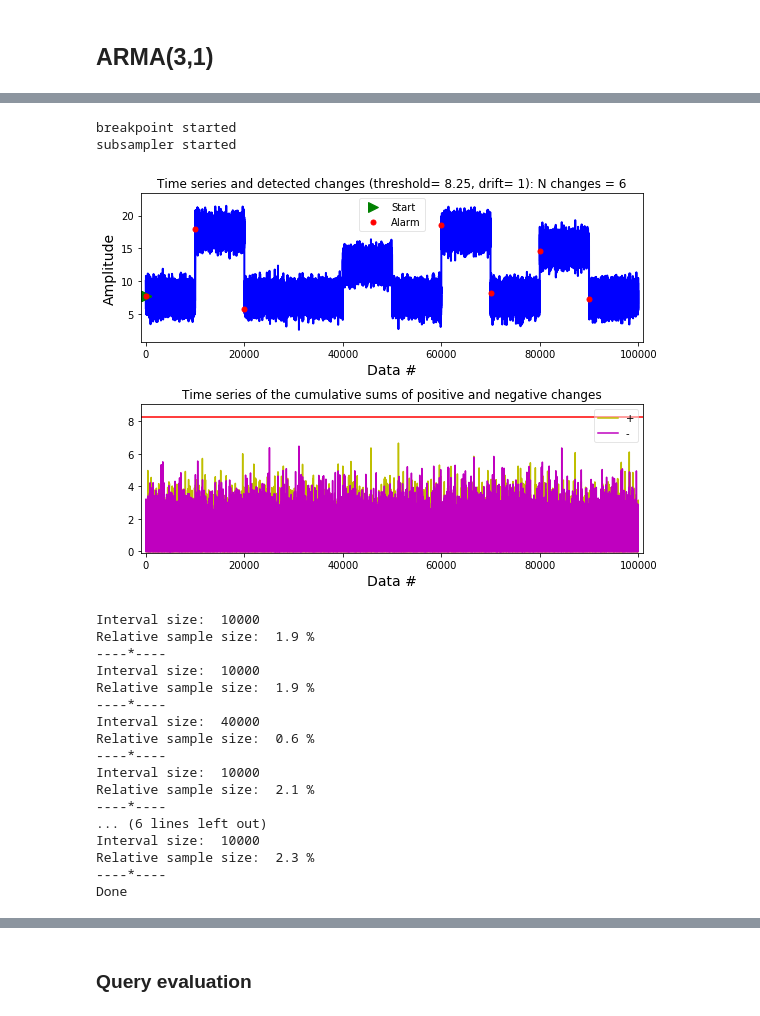
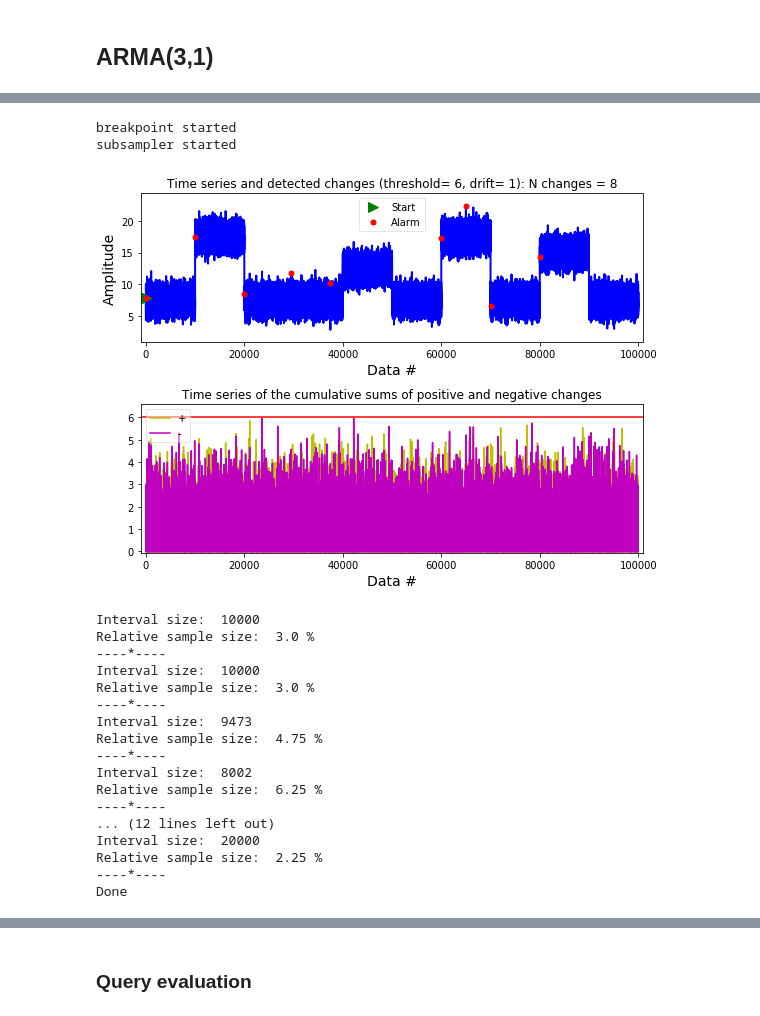
Before and after one commit to Barbarioli/OTSS, a Jupyter notebook: examples.ipynb, the cells around one changed output, grey strips where cells are left out. Cells and saved outputs as stored; diff of their text form; code cells hidden in the pictures.

```diff
--- a/examples.ipynb
+++ b/examples.ipynb
@@ -497,33 +497,33 @@ series.plot(figsize=(10, 5))
 # %%
 # Online subsampler
 
 queue = mp.Queue()
 return_queue = mp.Queue()
 index_queue = mp.Queue()
-p1 = mp.Process(target = detection, args = (series, queue, 8.25, 1, False, True))
-p2 = mp.Process(target = online_subsampler, args = (0.15,0.01,10,10,series, queue, return_queue,index_queue, 1000))
+p1 = mp.Process(target = detection, args = (series, queue, 6, 1, False, True))
+p2 = mp.Process(target = online_subsampler, args = (0.1,0.01,10,50,series, queue, return_queue,index_queue, 1000))
 
 p1.start()
 p2.start()
 # %% [output]
 breakpoint started
 subsampler started
-[figure, old version]
+[figure, new version]
 Interval size:  10000
-Relative sample size:  1.9 %
+Relative sample size:  3.0 %
 ----*----
 Interval size:  10000
-Relative sample size:  1.9 %
+Relative sample size:  3.0 %
 ----*----
-Interval size:  40000
-Relative sample size:  0.6 %
+Interval size:  9473
+Relative sample size:  4.75 %
 ----*----
-Interval size:  10000
-Relative sample size:  2.1 %
+Interval size:  8002
+Relative sample size:  6.25 %
 ----*----
-... (6 lines left out)
-Interval size:  10000
-Relative sample size:  2.3 %
+... (12 lines left out)
+Interval size:  20000
+Relative sample size:  2.25 %
 ----*----
 Done
 # %%
```
Also changed, not shown: parts of 33 cells of this notebook.
